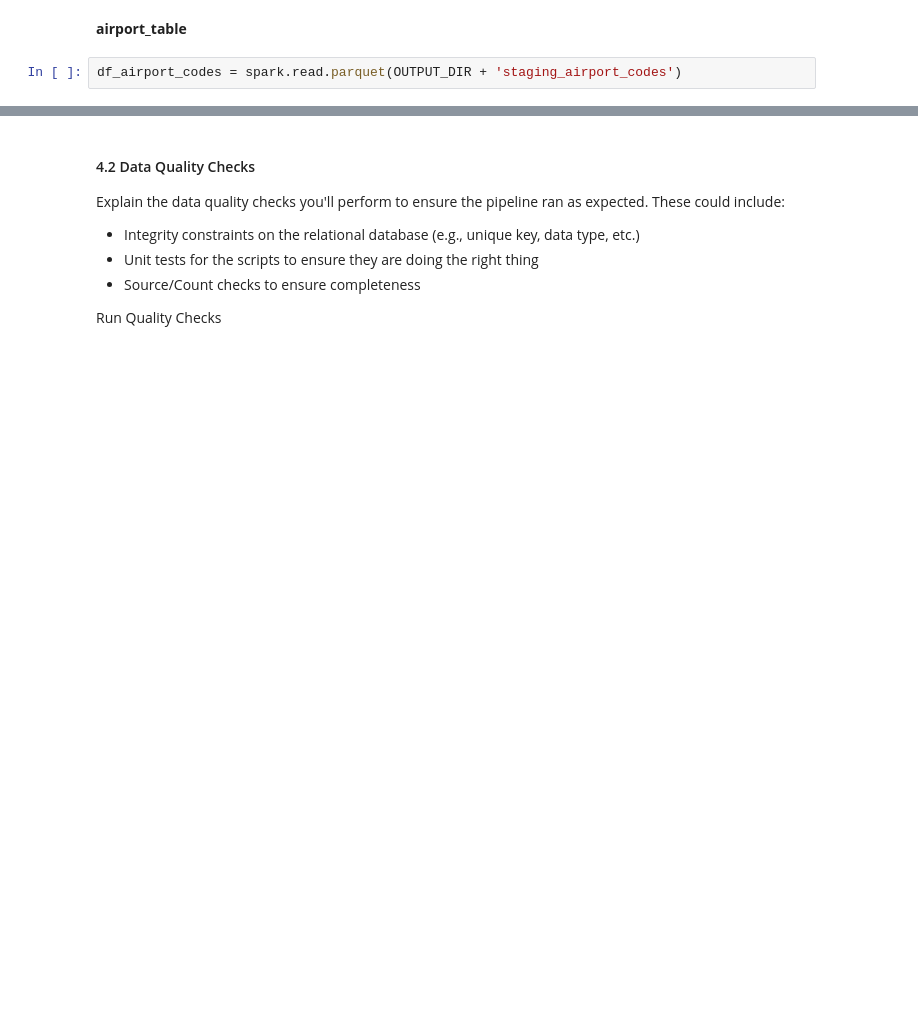
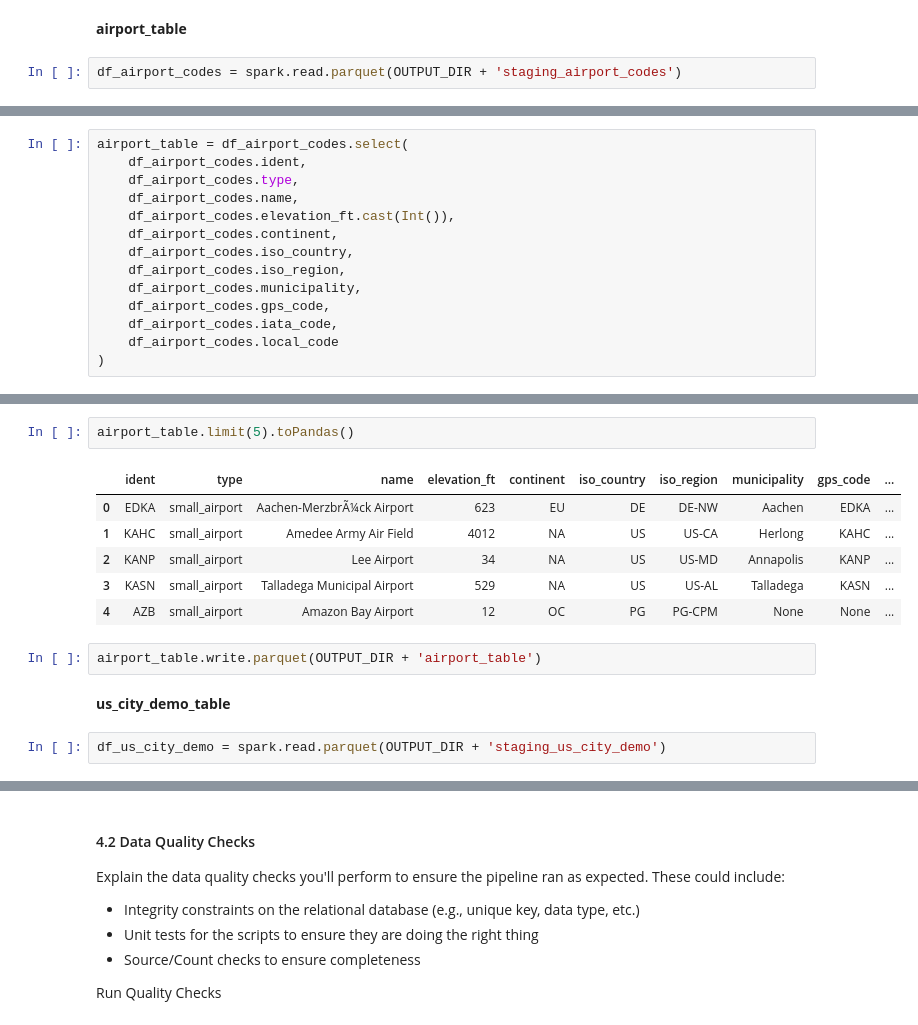
Before and after one commit to venkatrag1/DEND, a Jupyter notebook: proj6_capstone/Capstone Project Template.ipynb, the cells around one changed output, grey strips where cells are left out. Cells and saved outputs as stored; diff of their text form; blank space fills up the shorter version.

```diff
--- a/proj6_capstone/Capstone Project Template.ipynb
+++ b/proj6_capstone/Capstone Project Template.ipynb
@@ -897,0 +955,14 @@ root
+# %%
+airport_table = df_airport_codes.select(
+    df_airport_codes.ident,
+    df_airport_codes.type,
+    df_airport_codes.name,
+    df_airport_codes.elevation_ft.cast(Int()),
+    df_airport_codes.continent,
+    df_airport_codes.iso_country,
+    df_airport_codes.iso_region,
+    df_airport_codes.municipality,
+    df_airport_codes.gps_code,
+    df_airport_codes.iata_code,
+    df_airport_codes.local_code
+)
@@ -897,0 +984,15 @@ root
+# %%
+airport_table.limit(5).toPandas()
+# %% [output]
+|  | ident | type | name | elevation_ft | continent | iso_country | iso_region | municipality | gps_code | ... |
+| 0 | EDKA | small_airport | Aachen-MerzbrÃ¼ck Airport | 623 | EU | DE | DE-NW | Aachen | EDKA | ... |
+| 1 | KAHC | small_airport | Amedee Army Air Field | 4012 | NA | US | US-CA | Herlong | KAHC | ... |
+| 2 | KANP | small_airport | Lee Airport | 34 | NA | US | US-MD | Annapolis | KANP | ... |
+| 3 | KASN | small_airport | Talladega Municipal Airport | 529 | NA | US | US-AL | Talladega | KASN | ... |
+| 4 | AZB | small_airport | Amazon Bay Airport | 12 | OC | PG | PG-CPM | None | None | ... |
+# %%
+airport_table.write.parquet(OUTPUT_DIR + 'airport_table')
+# %% [markdown]
+****us_city_demo_table****
+# %%
+df_us_city_demo = spark.read.parquet(OUTPUT_DIR + 'staging_us_city_demo')
```
Also changed, not shown: parts of 46 cells of this notebook.
